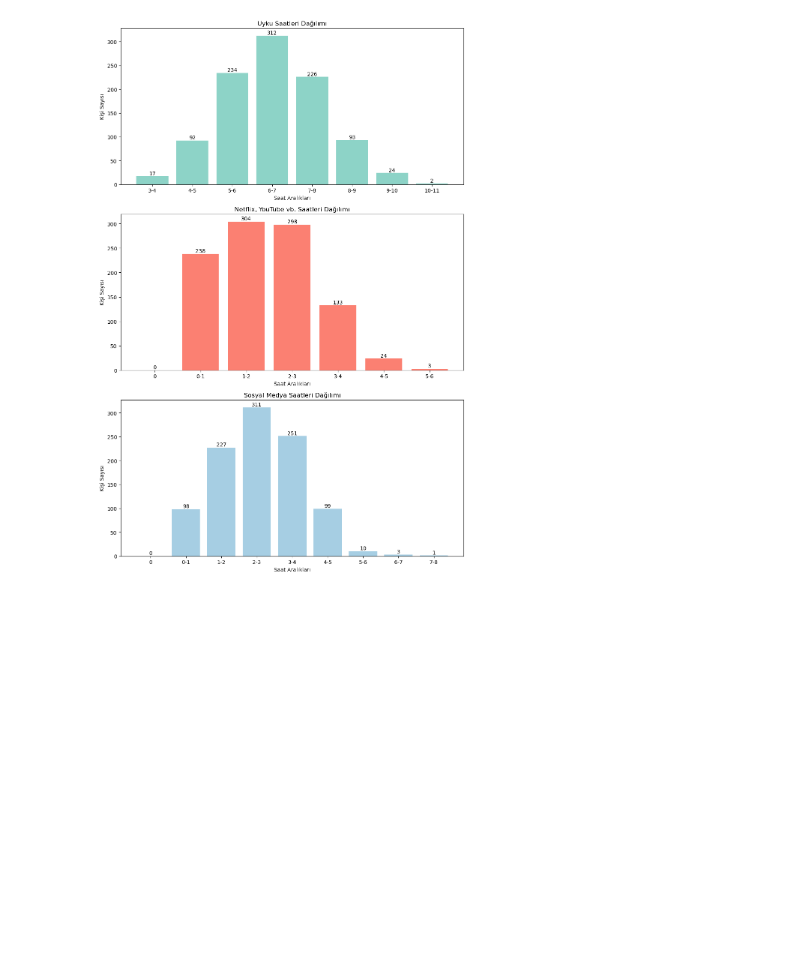
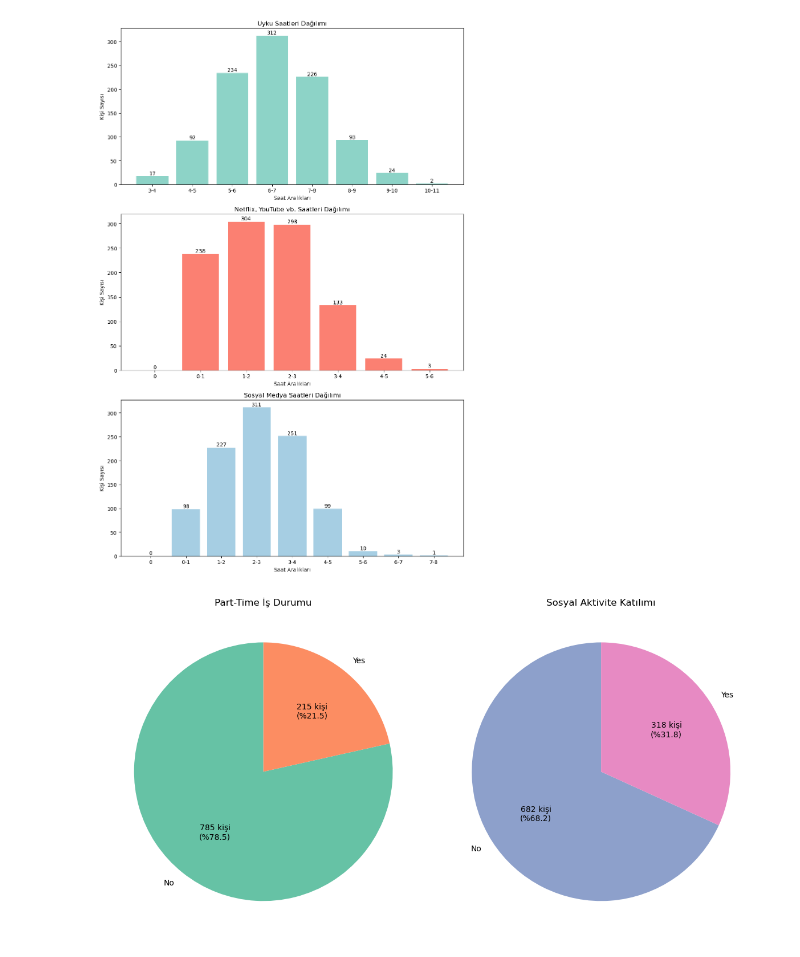
Before and after one commit to uct-trk/Veri-Madenciligi, a Jupyter notebook: data_analysis.ipynb, the cells around one changed output. Cells and saved outputs as stored; diff of their text form; code cells hidden in the pictures; blank space fills up the shorter version.

Commit message:
sosyal aktivite ve part time iş durumu grafiği eklendi

```diff
--- a/data_analysis.ipynb
+++ b/data_analysis.ipynb
@@ -195,3 +203,43 @@ plt.tight_layout()
 plt.show()
 # %% [output]
 [figure]
+# %%
+import pandas as pd
+import matplotlib.pyplot as plt
+
+df = pd.read_csv("data.csv")
+
+fig, axes = plt.subplots(1, 2, figsize=(12, 6))
+
+def format_label(pct, total):
+    count = int(round(pct * total / 100.0))
+    return f"{count} kişi\n(%{pct:.1f})"
+
+# 1. Grafik: Part-time iş durumu
+ptj_counts = df['part_time_job'].value_counts()
+axes[0].pie(
+    ptj_counts,
+    labels=ptj_counts.index,
+    autopct=lambda pct: format_label(pct, ptj_counts.sum()),
+    colors=['#66c2a5', '#fc8d62'],
+    startangle=90,
+    textprops={'fontsize': 10}
+)
+axes[0].set_title("Part-Time İş Durumu")
+
+# 2. Grafik: Sosyal aktivite katılımı
+extra_counts = df['extracurricular_participation'].value_counts()
+axes[1].pie(
+    extra_counts,
+    labels=extra_counts.index,
+    autopct=lambda pct: format_label(pct, extra_counts.sum()),
+    colors=['#8da0cb', '#e78ac3'],
+    startangle=90,
+    textprops={'fontsize': 10}
+)
+axes[1].set_title("Sosyal Aktivite Katılımı")
+
+plt.tight_layout()
+plt.show()
+# %% [output]
+[figure, added]
```
Also changed, not shown: parts of 3 cells of this notebook.
